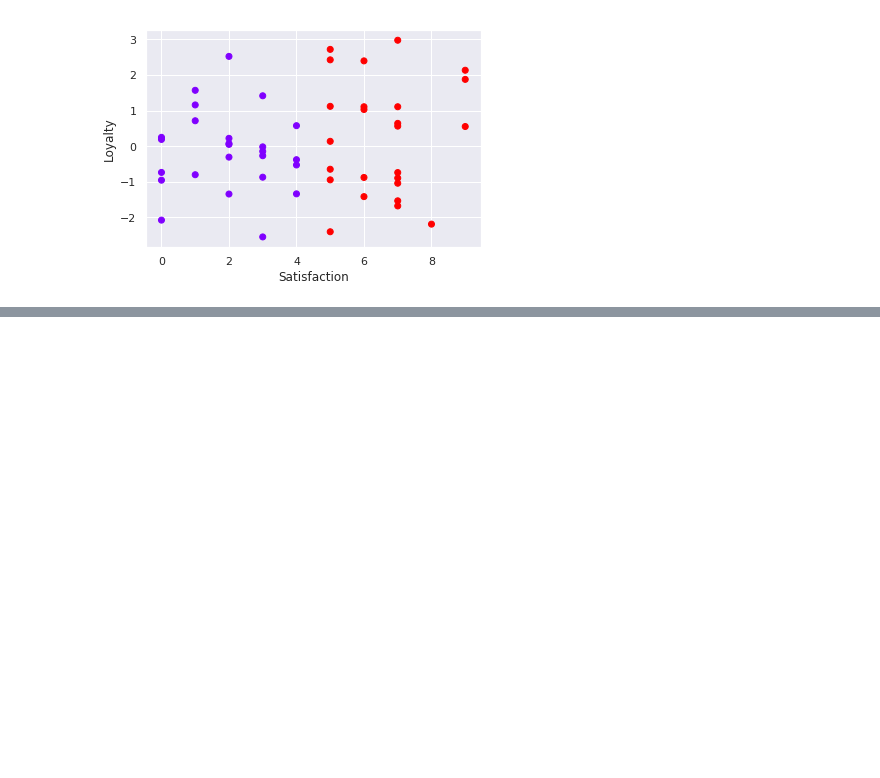
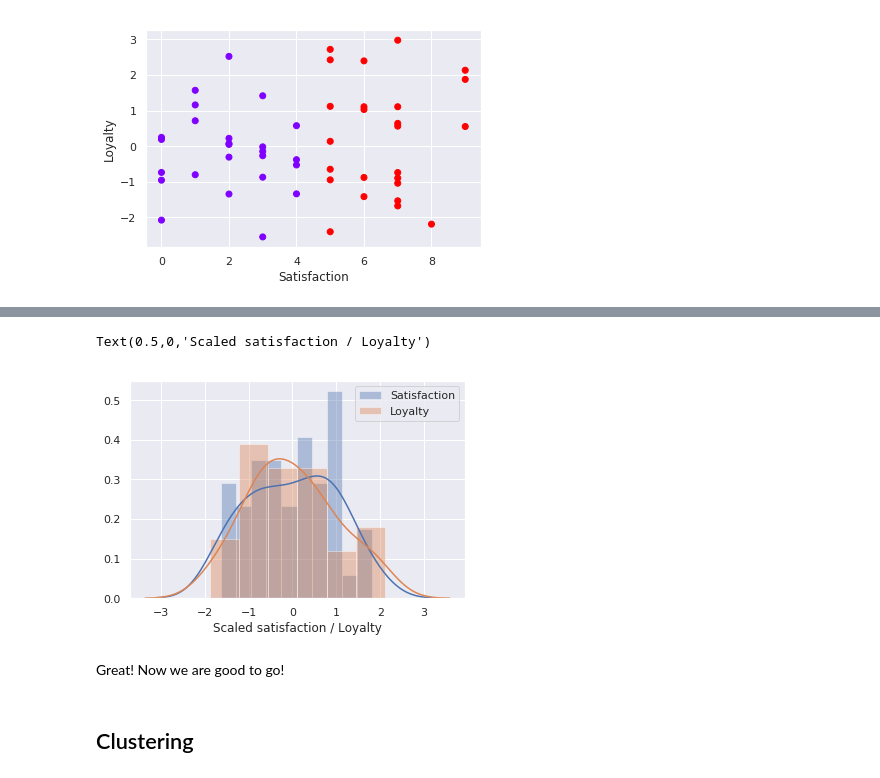
Before and after one commit to alexandrehsd/cluster-analysis, a Jupyter notebook: Cluster Analysis.ipynb, the cells around one changed output, grey strips where cells are left out. Cells and saved outputs as stored; diff of their text form; code cells hidden in the pictures; blank space fills up the shorter version.

```diff
--- a/Cluster Analysis.ipynb
+++ b/Cluster Analysis.ipynb
@@ -413,0 +438,6 @@ Well, doesn't it consider the loyalty values? Apparently no! That's due to the f
+# %%
+# PERFORMING STANDARDIZATION WITH SKLEARN
+from sklearn import preprocessing
+
+scaled_data = preprocessing.scale(data)
+print(scaled_data[0:5,0:5])
@@ -413,0 +452,3 @@ Well, doesn't it consider the loyalty values? Apparently no! That's due to the f
+# %%
+std_data = pd.DataFrame({'Scaled satisfaction':scaled_data[:,0], 'Scaled loyalty':scaled_data[:,1]})
+std_data.head()
@@ -413,0 +462,12 @@ Well, doesn't it consider the loyalty values? Apparently no! That's due to the f
+# %%
+sat_scaled = sns.distplot(std_data['Scaled satisfaction'], bins=10, label='Satisfaction')
+loy_scaled = sns.distplot(std_data['Scaled loyalty'], label='Loyalty')
+plt.legend()
+plt.xlabel('Scaled satisfaction / Loyalty')
+# %% [output]
+Text(0.5,0,'Scaled satisfaction / Loyalty')
+[figure, added]
+# %% [markdown]
+Great! Now we are good to go!
+# %% [markdown]
+## Clustering
```
Also changed, not shown: parts of 33 cells of this notebook.
